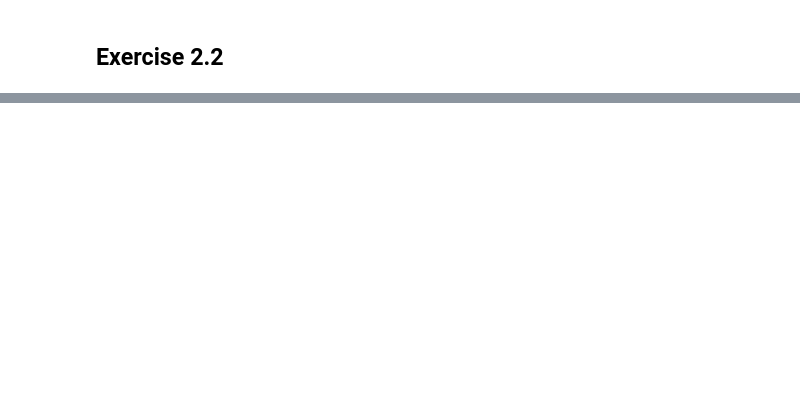
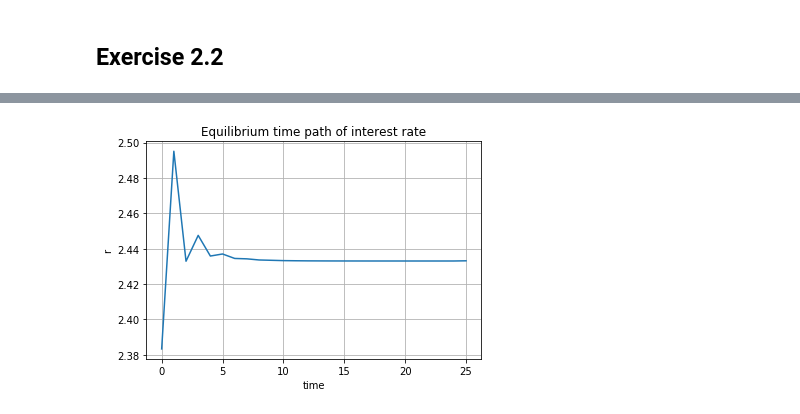
Before and after one commit to quainialberto/BootCamp2018, a Jupyter notebook: ProbSets/Econ/ProbSet3/OG.ipynb, the cells around one changed output, grey strips where cells are left out. Cells and saved outputs as stored; diff of their text form; code cells hidden in the pictures; blank space fills up the shorter version.

```diff
--- a/ProbSets/Econ/ProbSet3/OG.ipynb
+++ b/ProbSets/Econ/ProbSet3/OG.ipynb
@@ -230,0 +460,9 @@ get_ss(params, bvec_guess, ss_graphs = True)
+# %%
+plt.plot(rstd_path)
+plt.title('Equilibrium time path of interest rate')
+plt.xlabel('time')
+plt.ylabel('r')
+plt.grid(True)
+plt.show()
+# %% [output]
+[figure, added]
```
Also changed, not shown: parts of 38 cells of this notebook, 4 other files.
